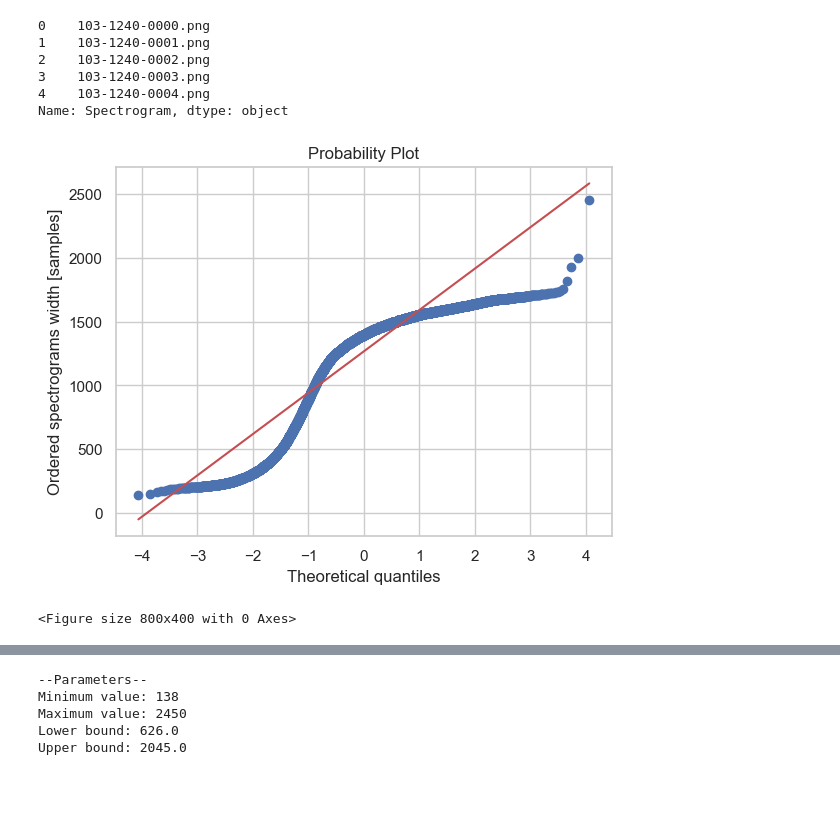
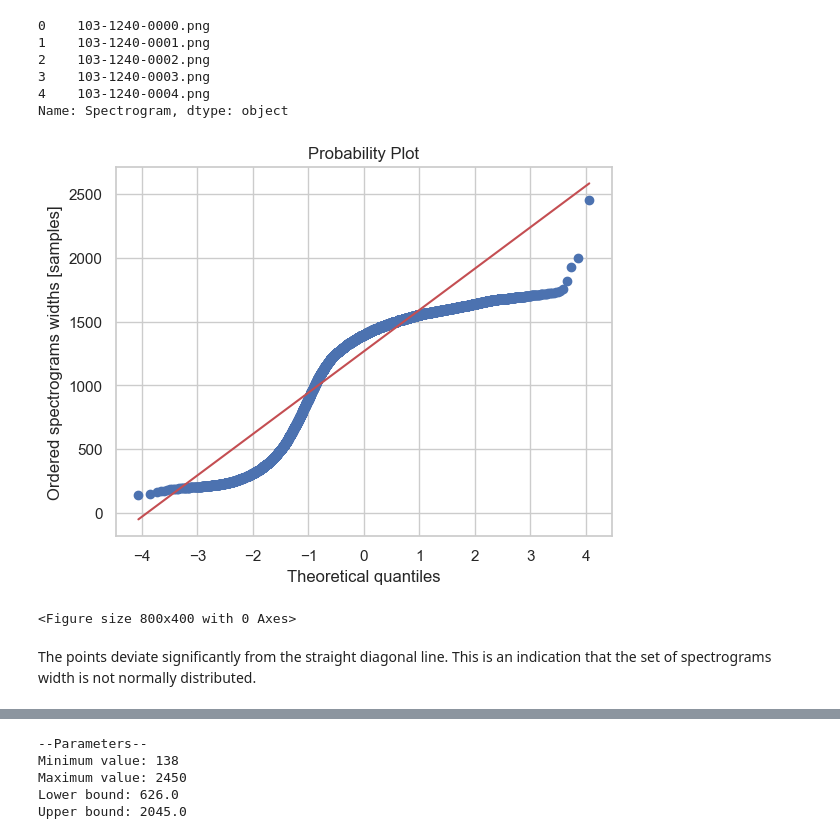
Before and after one commit to rynczakd/automatic-speech-recognition-project, a Jupyter notebook: notebooks/dataAnalysis.ipynb, the cells around one changed output, grey strips where cells are left out. Drawn from its saved outputs; the diff is of its cells as text; code cells hidden in the pictures; blank space fills up the shorter version.

```diff
--- a/notebooks/dataAnalysis.ipynb
+++ b/notebooks/dataAnalysis.ipynb
@@ -78,21 +85,20 @@ for value in spectrograms_dict.values():
 # %%
 # OUTLIERS DETECTION
 
 # Check if the data comes from a Normal Distribution using QQ Plot (Quantile-Quantile)
 fig, ax = plt.subplots()
 
 qq_plot = stats.probplot(spectrograms_width, dist='norm', plot=plt)
 
 plt.figure(figsize=(8, 4))
 
 ax.set_xlabel("Theoretical quantiles")
-ax.set_ylabel("Ordered spectrograms width [samples]")
+ax.set_ylabel("Ordered spectrograms widths [samples]")
 ax.set_title("Probability Plot")
 
 plt.show()
-
-# The points deviate significantly from the straight diagonal line.
-# This is an indication that the set of spectrograms width is not normally distributed.
 # %% [output]
-[figure, old version]
+[figure, new version]
 <Figure size 800x400 with 0 Axes>
+# %% [markdown]
+The points deviate significantly from the straight diagonal line. This is an indication that the set of spectrograms width is not normally distributed.
```
Also changed, not shown: parts of 9 cells of this notebook.
